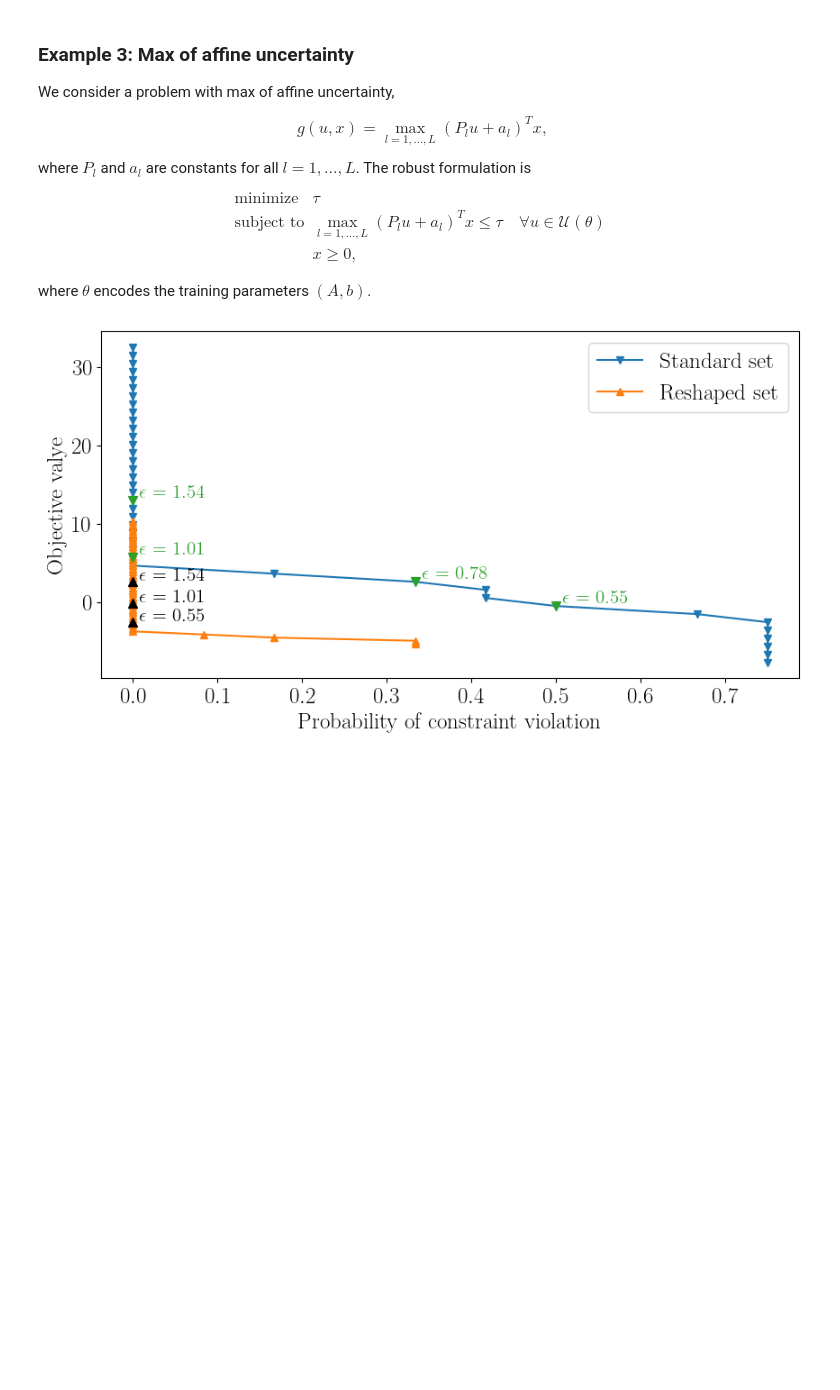
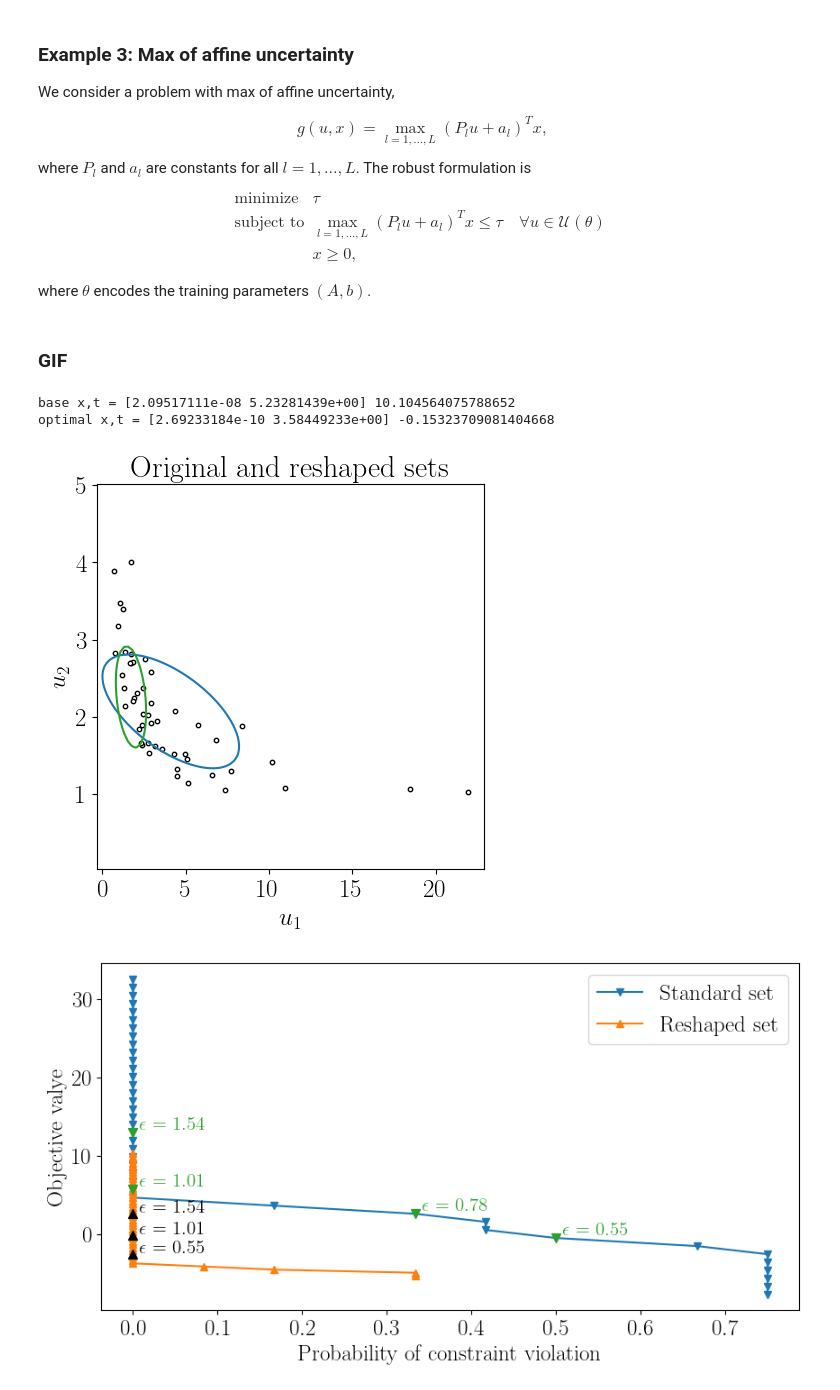
Before and after one commit to stellatogrp/lropt, a Jupyter notebook: examples/experiments/tutorial_learning copy 3.ipynb, the cells around one changed output. Drawn from its saved outputs; the diff is of its cells as text; code cells hidden in the pictures; blank space fills up the shorter version.

```diff
--- a/examples/experiments/tutorial_learning copy 3.ipynb
+++ b/examples/experiments/tutorial_learning copy 3.ipynb
@@ -121,10 +121,11 @@ s = 13
 init = sc.linalg.sqrtm(sc.linalg.inv(np.cov(data.T)))
 init_bval = -init@np.mean(data, axis=0)
 # Train A and b
-result1 = prob.train(lr = 0.001, step=100, momentum = 0.8, optimizer = "SGD", seed = s, init_A = init, init_b = init_bval, fixb = False, init_mu = 1, init_lam = 5, target_cvar = target, init_alpha = -0.1)
+result1 = prob.train(lr = 0.001, step=100, momentum = 0.8, optimizer = "SGD", seed = s, init_A = init, init_b = init_bval, fixb = False, init_mu = 1, init_lam = 5, target_cvar = target, init_alpha = -0.1, save_iters= True)
 df1 = result1.df
 A_fin = result1.A
 b_fin = result1.b
+A1_iters, b1_iters = result1.uncset_iters
 
 result2 = prob.train(eps = True, lr = 0.001, step= 100, momentum = 0.8, optimizer = "SGD", seed = s, init_A = A_fin, init_b = b_fin, init_mu = 1, init_lam = 5, target_cvar = target, init_alpha = -0.1)
 df_r1 = result2.df
@@ -138,3 +139,80 @@ dfgrid = result4.df
 
 result5 = prob.grid(epslst = np.linspace(0.01, 3, 40), init_A = A_fin, init_b = b_fin, seed = s, init_alpha = -0.1)
 dfgrid2 = result5.df
+# %% [markdown]
+### GIF
+# %%
+def final_solve(A_final, b_final):
+
+    n = 2
+    u = lro.UncertainParameter(n,
+                            uncertainty_set=lro.Ellipsoidal(p=2,
+                                                        A = A_final, b = b_final))
+    # Formulate the Robust Problem
+    x_r = cp.Variable(n)
+    t = cp.Variable()
+
+    objective = cp.Minimize(t)
+
+    constraints = [cp.maximum(k@x_r - p@x_r, k@x_r - p@u) <= t]
+    constraints += [x_r >= 0]
+
+    prob = lro.RobustProblem(objective, constraints)
+    prob.solve()
+    # result3.reform_problem.solve()
+    x_final = x_r.value
+    t_final = t.value
+
+    return x_final, t_final
+
+
+x_opt_learned, t_opt_learned = final_solve(A_fin, b_fin)
+x_opt_base, t_opt_base = final_solve(init, init_bval)
+
+print("base x,t =", x_opt_base, t_opt_base)
+print("optimal x,t =", x_opt_learned, t_opt_learned)
+# %% [output]
+base x,t = [2.09517111e-08 5.23281439e+00] 10.104564075788652
+optimal x,t = [2.69233184e-10 3.58449233e+00] -0.15323709081404668
+# %%
+# Populate Z Values (a 7x7 matrix) - For a circle x^2+y^2=z
+offset = 1
+x_min, x_max = np.min(data[:,0]) - offset, np.max(data[:,0]) + offset
+y_min, y_max = np.min(data[:,1]) - offset, np.max(data[:,1]) + offset
+n_points = 100
+X = np.linspace(x_min,x_max,n_points)
+Y = np.linspace(y_min,y_max,n_points)
+x_mesh,y_mesh = np.meshgrid(X,Y)
+
+def level_set(A_final, b_final, offset = 2, n = n_points, x_mesh = x_mesh, y_mesh = y_mesh):
+    x_opt, t_opt = final_solve(A_final, b_final)
+    unc_level_set = np.zeros((n,n))
+    g_level_set = np.zeros((n,n))
+    for i in range(n):
+        for j in range(n):
+            u_vec = [x_mesh[i,j], y_mesh[i,j]]
+            unc_level_set[i,j] = np.linalg.norm(A_final @ u_vec  + b_final)
+            g_level_set[i,j] = np.maximum(k @ x_opt - p @ x_opt, k @ x_opt - p @ u_vec) - t_opt
+
+    return unc_level_set, g_level_set
+
+
+unc_level_learned, g_level_learned = level_set(A_fin, b_fin)
+unc_level_base, g_level_base = level_set(init, init_bval)
+
+
+
+plt.figure(figsize=(5, 5))
+plt.title("Original and reshaped sets")
+# Set axis label for the contour plot
+plt.xlabel(r"$u_1$")
+plt.ylabel(r"$u_2$")
+
+plt.contour(x_mesh,y_mesh,unc_level_base, [1], colors = ["tab:blue"], label = "Initial Set")
+plt.contour(x_mesh,y_mesh,unc_level_learned, [1], colors = ["tab:green"], label = "Final Set")
+
+plt.scatter(data[:,0],data[:,1], color = "white",edgecolors= "black", s = 10)
+# plt.savefig("Reshaped_ctrs.pdf", bbox_inches='tight')
+plt.show()
+# %% [output]
+[figure, added]
```
Also changed, not shown: parts of 1 cell of this notebook, 19 other files.
